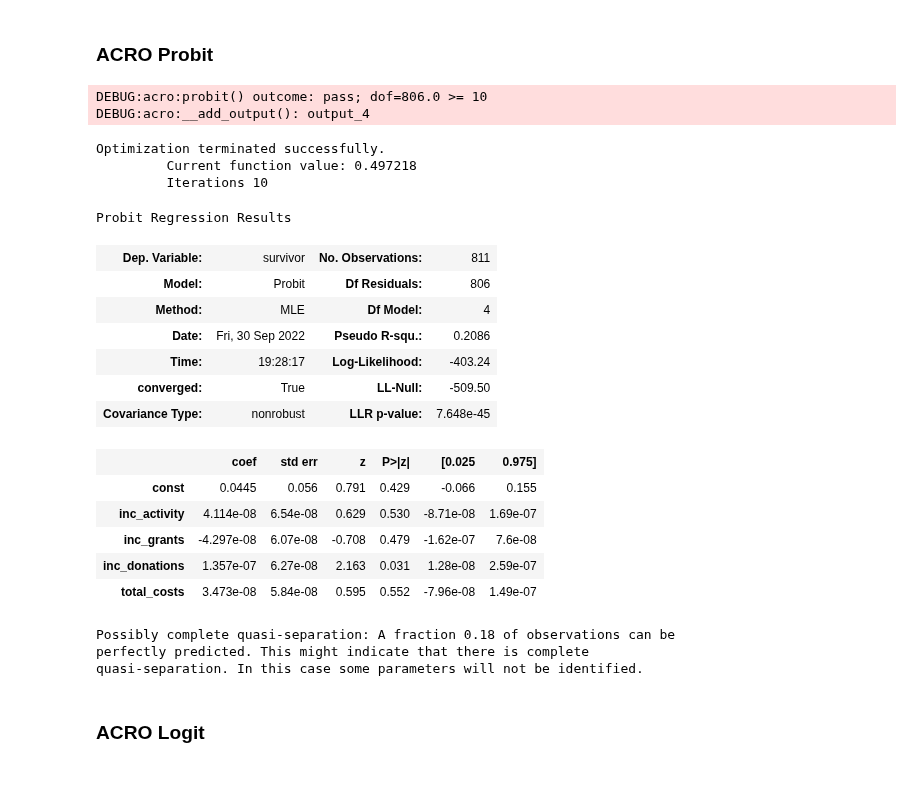
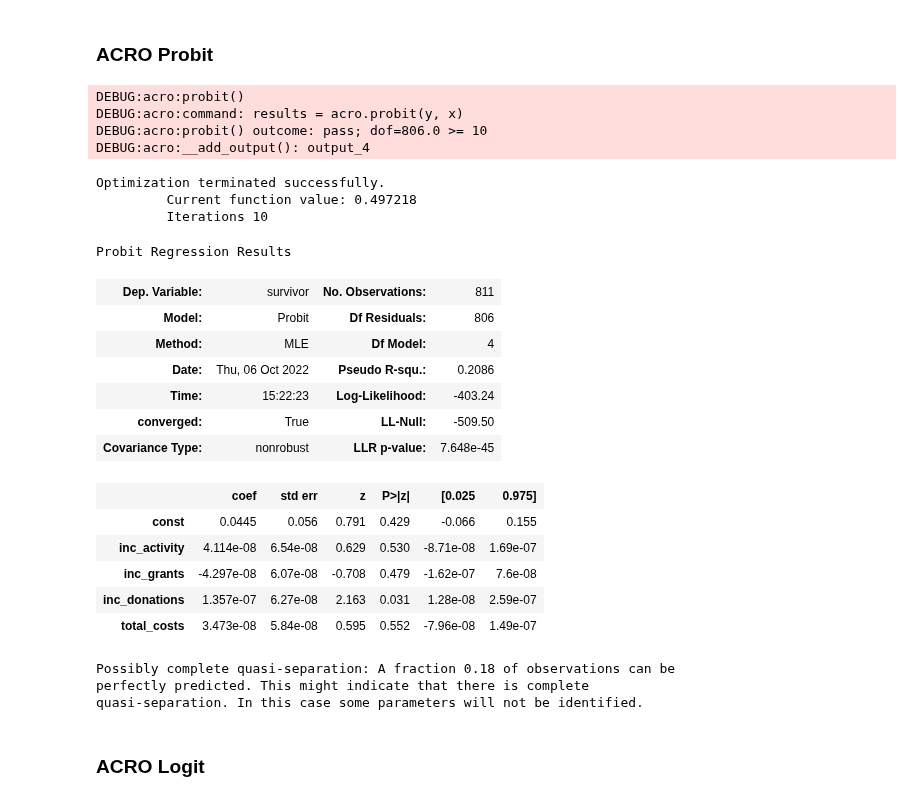
Before and after one commit to AI-SDC/ACRO, a Jupyter notebook: notebooks/test.ipynb, the cells around one changed output. Drawn from its saved outputs; the diff is of its cells as text; code cells hidden in the pictures.

```diff
--- a/notebooks/test.ipynb
+++ b/notebooks/test.ipynb
@@ -181,27 +182,29 @@ strong multicollinearity or other numerical problems.
 # %%
 new_df = df[["survivor", "inc_activity", "inc_grants", "inc_donations", "total_costs"]]
 new_df = new_df.dropna()
 
 y = new_df["survivor"].astype("category").cat.codes  # numeric
 y.name = "survivor"
 x = new_df[["inc_activity", "inc_grants", "inc_donations", "total_costs"]]
-x = sm.add_constant(x)
+x = add_constant(x)
 
 # auto fit
 results = acro.probit(y, x)
 results.summary()
 # %% [output]
+DEBUG:acro:probit()
+DEBUG:acro:command: results = acro.probit(y, x)
 DEBUG:acro:probit() outcome: pass; dof=806.0 >= 10
 DEBUG:acro:__add_output(): output_4
 Optimization terminated successfully.
          Current function value: 0.497218
          Iterations 10
 Probit Regression Results
 | Dep. Variable: | survivor | No. Observations: | 811 |
 | Model: | Probit | Df Residuals: | 806 |
 | Method: | MLE | Df Model: | 4 |
-| Date: | Fri, 30 Sep 2022 | Pseudo R-squ.: | 0.2086 |
-| Time: | 19:28:17 | Log-Likelihood: | -403.24 |
+| Date: | Thu, 06 Oct 2022 | Pseudo R-squ.: | 0.2086 |
+| Time: | 15:22:23 | Log-Likelihood: | -403.24 |
 | converged: | True | LL-Null: | -509.50 |
 | Covariance Type: | nonrobust | LLR p-value: | 7.648e-45 |
 |  | coef | std err | z | P>|z| | [0.025 | 0.975] |
```
Also changed, not shown: parts of 7 cells of this notebook, 4 other files.
